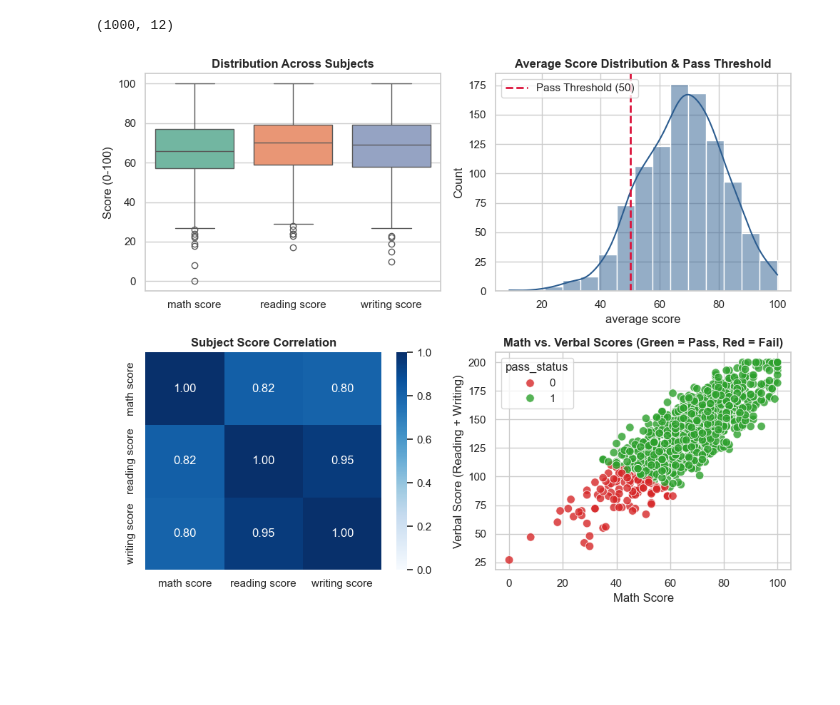
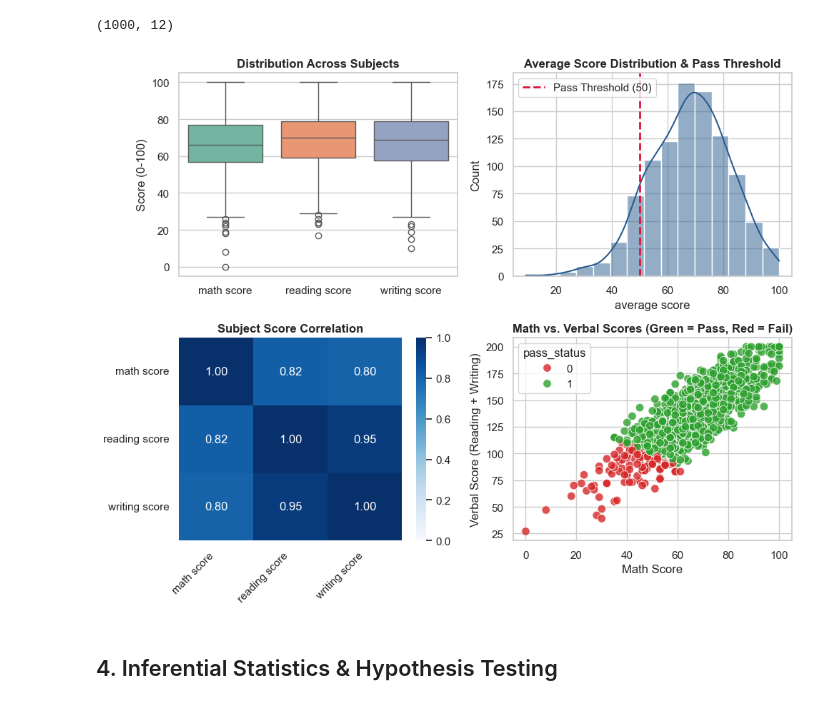
Before and after one commit to Rasul-Mushtaq/student-performance, a Jupyter notebook: Rdata.ipynb, the cells around one changed output. Cells and saved outputs as stored; diff of their text form; code cells hidden in the pictures; blank space fills up the shorter version.

Commit message:
added markdown cells as outline and finalized charts

```diff
--- a/Rdata.ipynb
+++ b/Rdata.ipynb
@@ -318,31 +324,35 @@ axes[0, 1].legend()
 corr = df[["math score", "reading score", "writing score"]].corr()
 sns.heatmap(
     corr,
     annot=True,
     fmt=".2f",
     cmap="Blues",
     vmin=0.,
     vmax=1,
     ax=axes[1, 0]
 )
 axes[1, 0].set_title("Subject Score Correlation", fontsize=12, fontweight="bold")
+axes[1, 0].set_xticklabels(axes[1, 0].get_xticklabels(), rotation=45, ha="right")
+axes[1, 0].set_yticklabels(axes[1, 0].get_yticklabels(), rotation=0)
 
 df["verbal score"] = df["reading score"] + df["writing score"]
 sns.scatterplot(
     data=df,
     x="math score",
     y="verbal score",
     hue="pass_status",
     palette={1: "#2ca02c", 0: "#d62728"},
     alpha=0.8,
     s=70,
     ax=axes[1, 1]
 )
 axes[1, 1].set_title("Math vs. Verbal Scores (Green = Pass, Red = Fail)", fontsize=12, fontweight="bold")
 axes[1, 1].set_xlabel("Math Score")
 axes[1, 1].set_ylabel("Verbal Score (Reading + Writing)")
 
 plt.tight_layout()
 plt.show()
 # %% [output]
-[figure, old version]
+[figure, new version]
+# %% [markdown]
+## 4. Inferential Statistics & Hypothesis Testing
```
Also changed, not shown: parts of 3 cells of this notebook.
